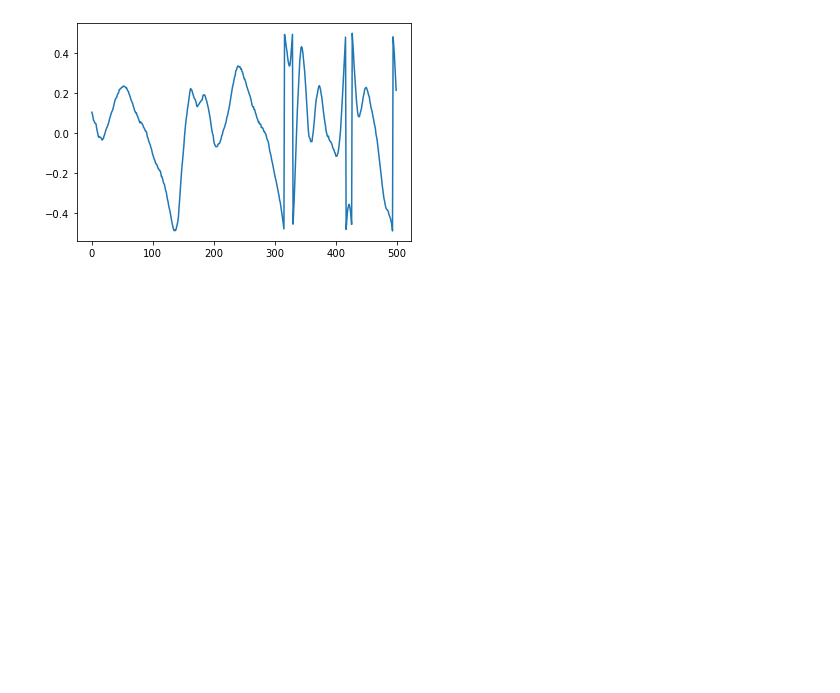
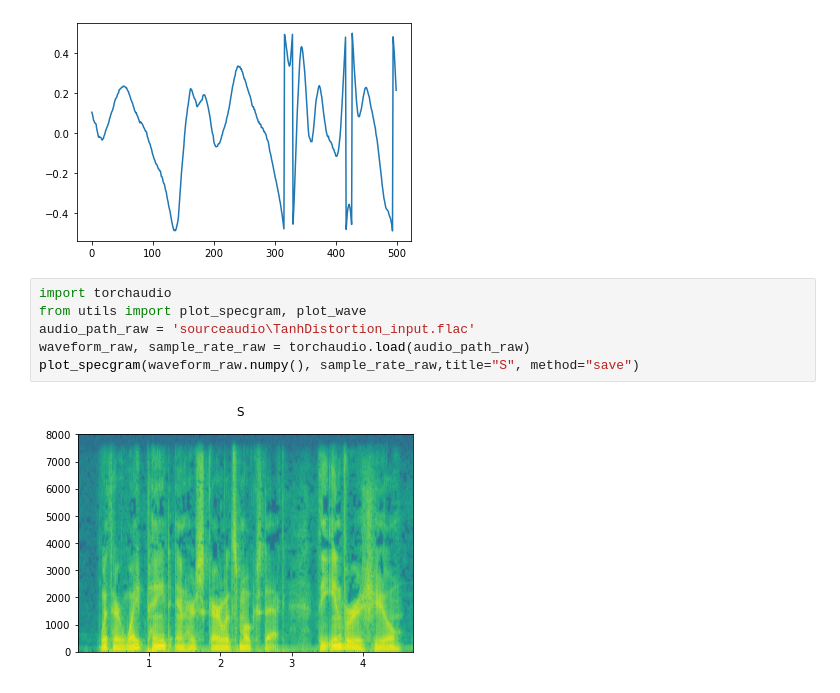
Before and after one commit to fanmiku/alpha1, a Jupyter notebook: test.ipynb, the cells around one changed output. Drawn from its saved outputs; the diff is of its cells as text; blank space fills up the shorter version.

```diff
--- a/test.ipynb
+++ b/test.ipynb
@@ -185,3 +185,11 @@ Audio(wavecopy,rate=16000)
 # %% [output]
 [interactive output not drawn]
 [figure]
+# %%
+import torchaudio
+from utils import plot_specgram, plot_wave
+audio_path_raw = 'sourceaudio\TanhDistortion_input.flac'
+waveform_raw, sample_rate_raw = torchaudio.load(audio_path_raw)
+plot_specgram(waveform_raw.numpy(), sample_rate_raw,title="S", method="save")
+# %% [output]
+[figure, added]
```
Also changed, not shown: 2 other files.
